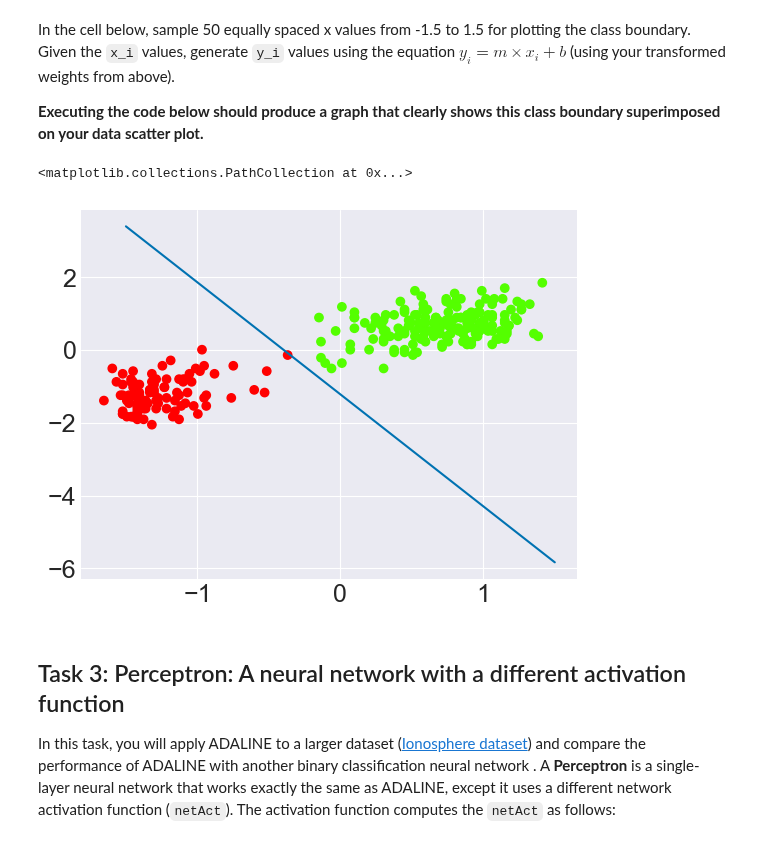
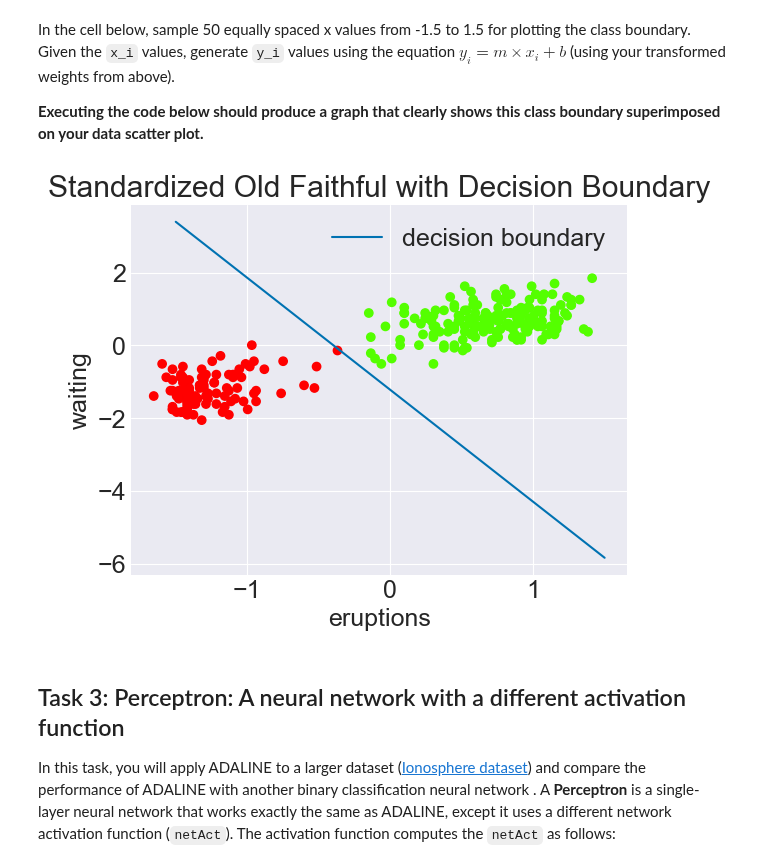
Before and after one commit to GhailanFadah/Neural-Networks, a Jupyter notebook: binary_classification.ipynb, the cells around one changed output. Drawn from its saved outputs; the diff is of its cells as text; code cells hidden in the pictures.

```diff
--- a/binary_classification.ipynb
+++ b/binary_classification.ipynb
@@ -411,12 +419,15 @@ In the cell below, sample 50 equally spaced x values from -1.5 to 1.5 for plotti
 # %%
 x_i = np.linspace(-1.5,1.5, 200)
 y_i = -wts[0]*x_i-b
 
-plt.plot(x_i,y_i)
+plt.plot(x_i,y_i, label = "decision boundary")
 plt.scatter(X_stand[['eruptions']], X_stand[['waiting']], c = y.to_numpy(), cmap = 'prism')
+plt.title("Standardized Old Faithful with Decision Boundary")
+plt.xlabel("eruptions")
+plt.ylabel("waiting")
+plt.legend();
 # %% [output]
-<matplotlib.collections.PathCollection at 0x...>
-[figure, old version]
+[figure, new version]
 # %% [markdown]
 ## Task 3: Perceptron: A neural network with a different activation function
 
```
Also changed, not shown: parts of 16 cells of this notebook, 1 other file.
